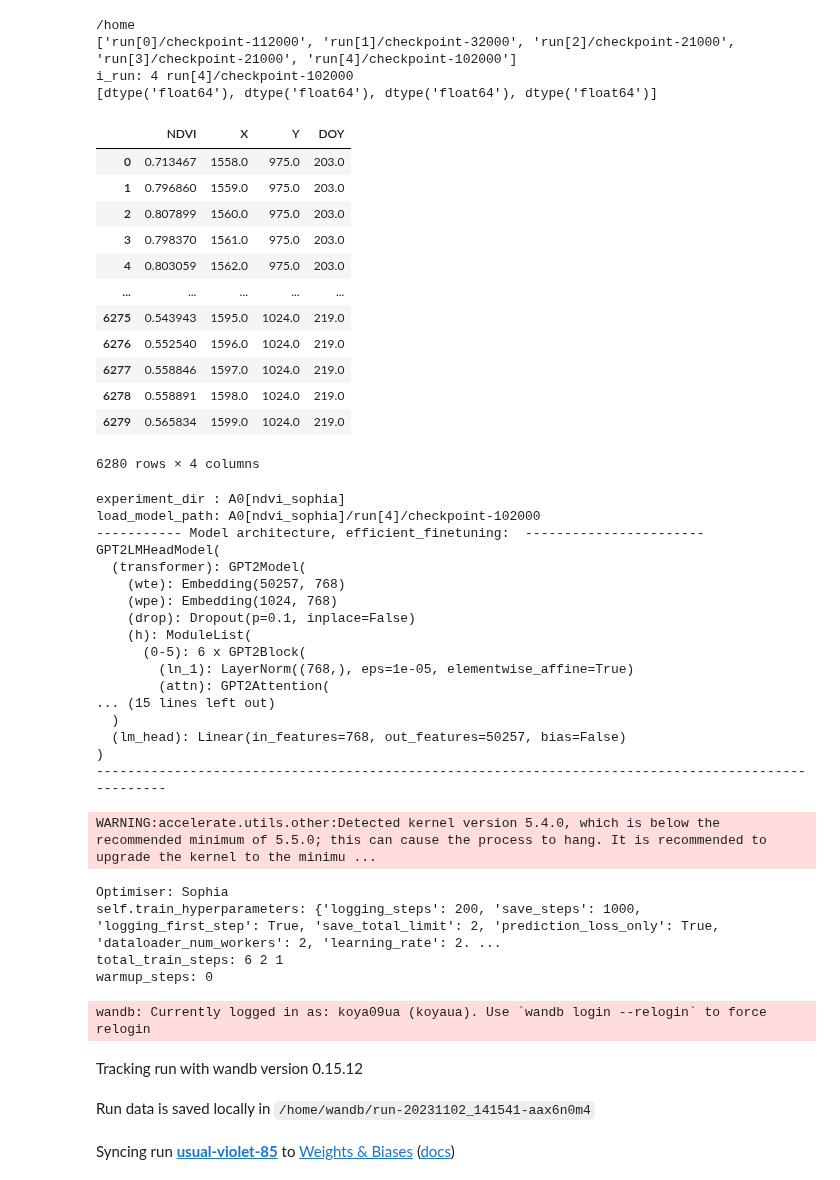
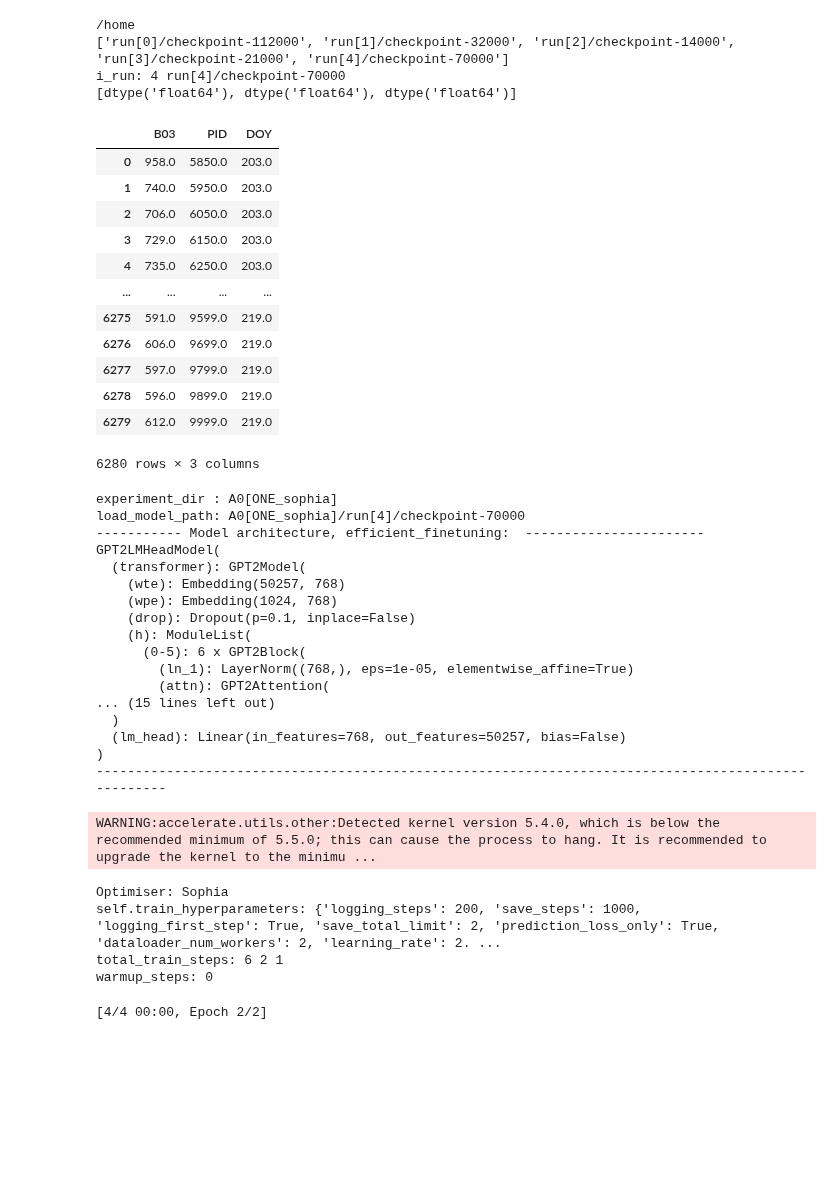
Before and after one commit to koyacolab/aispace, a Jupyter notebook: ainf.ipynb, the cells around one changed output. Cells and saved outputs as stored; diff of their text form; code cells hidden in the pictures; blank space fills up the shorter version.

```diff
--- a/ainf.ipynb
+++ b/ainf.ipynb
@@ -156,7 +156,7 @@ class HLSInference(HLSDataSet):
         # self.nan_data_resid  = self.nan_data.loc[(nan_data['DOY'] != doy)]
         # self.nan_data_resid  = self.nan_data_resid.reset_index(drop=True)
 
-    def _impute(self, model, columns_impute=['NDVI', 'X', 'Y', 'DOY'], device='cuda', k=400, max_length=1000, temperature=0.01):
+    def _impute(self, model, columns_impute=['B03', 'PID', 'DOY'], device='cuda', k=400, max_length=1000, temperature=0.01):
 
         self.nan_data_doy = self.to_impute.loc[(self.to_impute['DOY'] == self.doy_to_impute)]
         self.nan_data_doy = self.nan_data_doy.reset_index(drop=True)
@@ -166,9 +166,9 @@ class HLSInference(HLSDataSet):
 
         # print(f'to impute data:')
         # display(self.nan_data_doy)
-        # print(f'to impute data:')
-        # display(self.nan_data_doy)
-        # display(self.data_doy)
+        print(f'to impute data:')
+        display(self.nan_data_doy)
+        display(self.data_doy)
 
         # fn
 
@@ -176,12 +176,19 @@ class HLSInference(HLSDataSet):
         np.float = float
 
         # Get the DataFrame with columns in reverse order
-        self.nan_data_doy = self.nan_data_doy[self.nan_data_doy.columns[::-1]].copy()
+        # self.nan_data_doy = self.nan_data_doy[self.nan_data_doy.columns[::-1]].copy()
 
-        self.imputed_data = model.impute(self.nan_data_doy[columns_impute], k=k, max_length=max_length, temperature=temperature, device=device)
+        _impute = self.nan_data_doy[columns_impute].copy()
+        self.imputed_data = model.impute(_impute, k=k, max_length=max_length, temperature=temperature, device=device)
+        self.imputed_data.to_csv('imputed.csv')
         # imputed_file = f'A0[optim_sophia]/imputed_output_run[3].csv'
         # self.imputed_data = pd.read_csv(imputed_file)
         # self.imputed_data = self.nan_data_doy.copy()
+
+        print(self.nan_data_doy.columns, self.imputed_data.columns)
+        fn
+        # cols = self.nan_data_doy.columns
+        # self.imputed_data
 
         # Get the DataFrame with columns in reverse order
         self.imputed_data = self.imputed_data[self.imputed_data.columns[::-1]].copy()
@@ -192,7 +199,7 @@ class HLSInference(HLSDataSet):
             original_df = self.nan_data_doy
             subset_df = self.imputed_data
 
-            merged_df = pd.merge(original_df, subset_df, on=['X', 'Y', 'DOY'], how='left', indicator=True)
+            merged_df = pd.merge(original_df, subset_df, on=['PID', 'DOY'], how='left', indicator=True)
 
             # Find the rows in original_df that are not in subset_df
             missing_rows = original_df[merged_df['_merge'] == 'left_only']
@@ -349,7 +357,7 @@ clear
 train_data [203. 211. 219.]
 ... (10 outputs left out)
 # %%
-def GetModel(train_data, experiment_dir = 'A0[float]', load_model_path = 'run[3]/checkpoint-30000'):
+def GetModel(train_data, experiment_dir = 'A0[float]', load_model_path = 'run[3]/checkpoint-30000', tokenizer='aispace-tokenizer',):
 
     data = train_data.copy()
     # Get the DataFrame with columns in reverse order
@@ -394,6 +402,7 @@ def GetModel(train_data, experiment_dir = 'A0[float]', load_model_path = 'run[3]
 
     # load_model_path = 'load_model/checkpoint-16000'
     model = GReaT(llm=load_model_path,
+                  tokenizer=tokenizer,
                   batch_size=batch_size, epochs=epochs_steps, logging_steps=logging_steps, save_steps=save_steps,
                   # evaluation_strategy='steps',
                   # dataloader_num_workers=2, #fp16=True,
@@ -406,8 +415,9 @@ def GetModel(train_data, experiment_dir = 'A0[float]', load_model_path = 'run[3]
                   learning_rate=learning_rate,
                   lr_scheduler_type=lr_scheduler_type,
                   warmup_steps=0,
+                  report_to='none',
                   # optim=optimizer,
-                  # fp16 = True,
+                  fp16 = True,
                   # torch_compile=True,   #### for Ampere
                   # bf16=True,            #### for Ampere
                   )
@@ -434,7 +444,7 @@ chkpt_list = [8000, 8000, 8000, 16000, ]
 chkpt_list = [8000, 8000, 8000, 16000, ]
 chkpt_list = [32000, 32000, 64000, 32000, 28000, 28000, 28000]
 chkpt_list = [7000, 105000, 71000, 32000, 22000, 112000, 112000, 112000]
-chkpt_list = [112000, 32000, 21000, 21000, 102000]
+chkpt_list = [112000, 32000, 14000, 21000, 70000]
 
 !pwd
 
@@ -442,7 +452,7 @@ i_run = 4
 
 experiment_dir = 'A0[optim_sophia]'
 experiment_dir = 'A0[great_sophia]'
-experiment_dir = 'A0[ndvi_sophia]'
+experiment_dir = 'A0[ONE_sophia]'
 
 # fn
 
@@ -462,53 +472,57 @@ print(load_model_path_list)
 # model = GetModel(train_data, experiment_dir = experiment_dir, load_model_path = load_model_path)
 
 # recovered_data = hls_data._impute(model=model, k=10000, max_length=5000) #, device='cpu')
 
 # recovered_file = f'{experiment_dir}/recovered_output_run[{i_run}].csv'
 # hls_data._save_recovered(imputed_file=recovered_file)
 # imputed_file = f'{experiment_dir}/imputed_output_run[{i_run}].csv'
 # hls_data._save_imputed(imputed_file=imputed_file)
 ######################################################################
 
 # fn
 
 # for i_run, load_model_path in enumerate(load_model_path_list[-1]):
 # i_run = 4
 load_model_path = load_model_path_list[-1]
 
 print('i_run:', i_run, load_model_path)
 # fn
 # load_model_path_list=f'run[{i_run}]/checkpoint-16000'
-train_columns_list = ['NDVI', 'X', 'Y', 'DOY']
+train_columns_list = ['B03', 'PID', 'DOY']
 
-model = GetModel(train_data[train_columns_list], experiment_dir = experiment_dir, load_model_path = load_model_path)
+model = GetModel(train_data[train_columns_list],
+                 experiment_dir = experiment_dir,
+                 load_model_path = load_model_path,
+                 # tokenizer='distilgpt2')
+                 tokenizer='aispace-tokenizer')
 
 recovered_data = hls_data._impute(model=model, k=10000, max_length=1000) #, device='cpu')
 
 imputed_file = f'{experiment_dir}/recovered_output_run[{i_run}].csv'
 hls_data._save_recovered(imputed_file=imputed_file)
 
 imputed_file = f'{experiment_dir}/imputed_output_run[{i_run}].csv'
 hls_data._save_imputed(imputed_file=imputed_file)
 # %% [output]
 /home
-['run[0]/checkpoint-112000', 'run[1]/checkpoint-32000', 'run[2]/checkpoint-21000', 'run[3]/checkpoint-21000', 'run[4]/checkpoint-102000']
-i_run: 4 run[4]/checkpoint-102000
-[dtype('float64'), dtype('float64'), dtype('float64'), dtype('float64')]
+['run[0]/checkpoint-112000', 'run[1]/checkpoint-32000', 'run[2]/checkpoint-14000', 'run[3]/checkpoint-21000', 'run[4]/checkpoint-70000']
+i_run: 4 run[4]/checkpoint-70000
+[dtype('float64'), dtype('float64'), dtype('float64')]
-|  | NDVI | X | Y | DOY |
-| 0 | 0.713467 | 1558.0 | 975.0 | 203.0 |
-| 1 | 0.796860 | 1559.0 | 975.0 | 203.0 |
-| 2 | 0.807899 | 1560.0 | 975.0 | 203.0 |
-| 3 | 0.798370 | 1561.0 | 975.0 | 203.0 |
-| 4 | 0.803059 | 1562.0 | 975.0 | 203.0 |
-| ... | ... | ... | ... | ... |
-| 6275 | 0.543943 | 1595.0 | 1024.0 | 219.0 |
-| 6276 | 0.552540 | 1596.0 | 1024.0 | 219.0 |
-| 6277 | 0.558846 | 1597.0 | 1024.0 | 219.0 |
-| 6278 | 0.558891 | 1598.0 | 1024.0 | 219.0 |
-| 6279 | 0.565834 | 1599.0 | 1024.0 | 219.0 |
+|  | B03 | PID | DOY |
+| 0 | 958.0 | 5850.0 | 203.0 |
+| 1 | 740.0 | 5950.0 | 203.0 |
+| 2 | 706.0 | 6050.0 | 203.0 |
+| 3 | 729.0 | 6150.0 | 203.0 |
+| 4 | 735.0 | 6250.0 | 203.0 |
+| ... | ... | ... | ... |
+| 6275 | 591.0 | 9599.0 | 219.0 |
+| 6276 | 606.0 | 9699.0 | 219.0 |
+| 6277 | 597.0 | 9799.0 | 219.0 |
+| 6278 | 596.0 | 9899.0 | 219.0 |
+| 6279 | 612.0 | 9999.0 | 219.0 |
-6280 rows × 4 columns
+6280 rows × 3 columns
-experiment_dir : A0[ndvi_sophia]
-load_model_path: A0[ndvi_sophia]/run[4]/checkpoint-102000
+experiment_dir : A0[ONE_sophia]
+load_model_path: A0[ONE_sophia]/run[4]/checkpoint-70000
 ----------- Model architecture, efficient_finetuning:  -----------------------
 GPT2LMHeadModel(
   (transformer): GPT2Model(
@@ -529,7 +543,4 @@ Optimiser: Sophia
 self.train_hyperparameters: {'logging_steps': 200, 'save_steps': 1000, 'logging_first_step': True, 'save_total_limit': 2, 'prediction_loss_only': True, 'dataloader_num_workers': 2, 'learning_rate': 2. ...
 total_train_steps: 6 2 1
 warmup_steps: 0
-wandb: Currently logged in as: koya09ua (koyaua). Use `wandb login --relogin` to force relogin
+[4/4 00:00, Epoch 2/2]
-Tracking run with wandb version 0.15.12
-Run data is saved locally in /home/wandb/run-20231102_141541-aax6n0m4
-Syncing run usual-violet-85 to Weights & Biases (docs)
```
Also changed, not shown: parts of 4 cells of this notebook, 1 other file.
